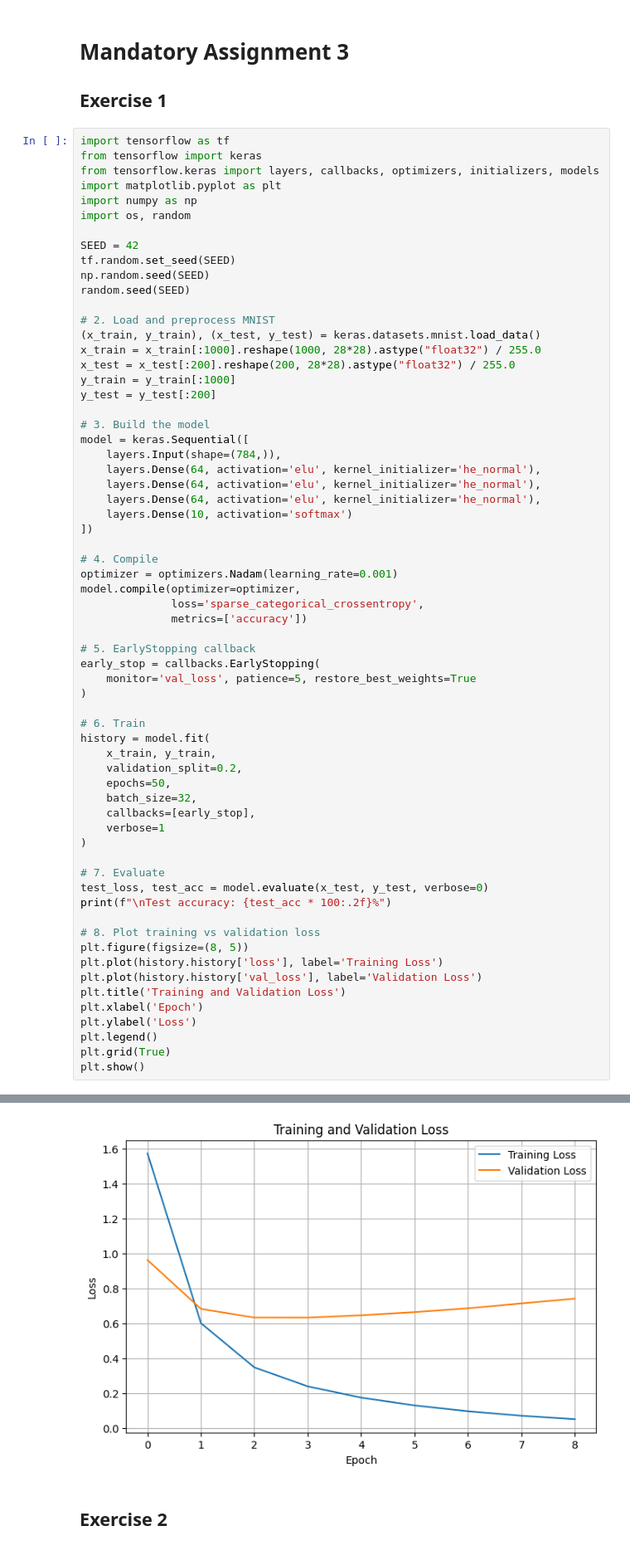
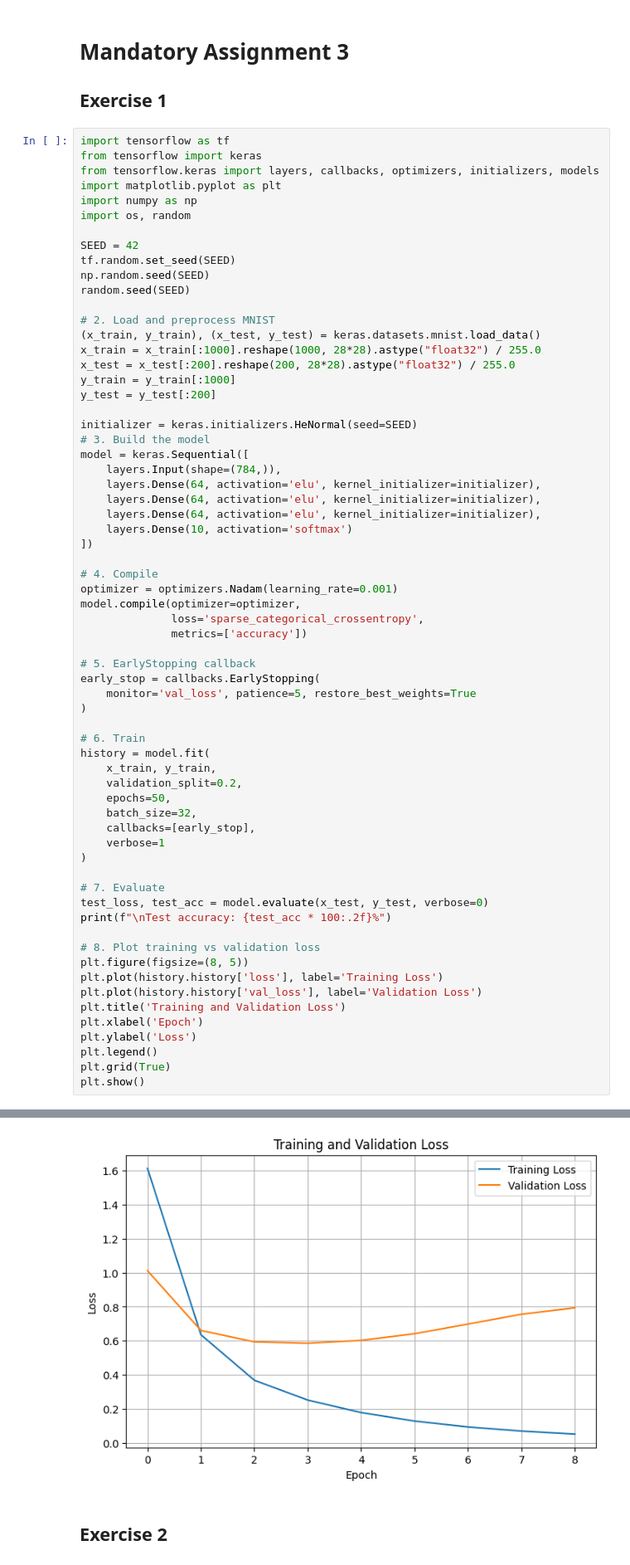
Before and after one commit to NikolaiToonder/mandatoryAssignment3-machineLearning, a Jupyter notebook: main.ipynb, the cells around one changed output, grey strips where cells are left out. Shown at 83% size. Cells and saved outputs as stored; diff of their text form.

```diff
--- a/main.ipynb
+++ b/main.ipynb
@@ -21,12 +21,13 @@ x_test = x_test[:200].reshape(200, 28*28).astype("float32") / 255.0
 y_train = y_train[:1000]
 y_test = y_test[:200]
 
+initializer = keras.initializers.HeNormal(seed=SEED)
 # 3. Build the model
 model = keras.Sequential([
     layers.Input(shape=(784,)),
-    layers.Dense(64, activation='elu', kernel_initializer='he_normal'),
-    layers.Dense(64, activation='elu', kernel_initializer='he_normal'),
-    layers.Dense(64, activation='elu', kernel_initializer='he_normal'),
+    layers.Dense(64, activation='elu', kernel_initializer=initializer),
+    layers.Dense(64, activation='elu', kernel_initializer=initializer),
+    layers.Dense(64, activation='elu', kernel_initializer=initializer),
     layers.Dense(10, activation='softmax')
 ])
 
@@ -89,4 +90,4 @@ Test accuracy: 89.50%
-[figure, old version]
+[figure, new version]
 # %% [markdown]
 ## Exercise 2
 # %%
```
Also changed, not shown: parts of 6 cells of this notebook.
